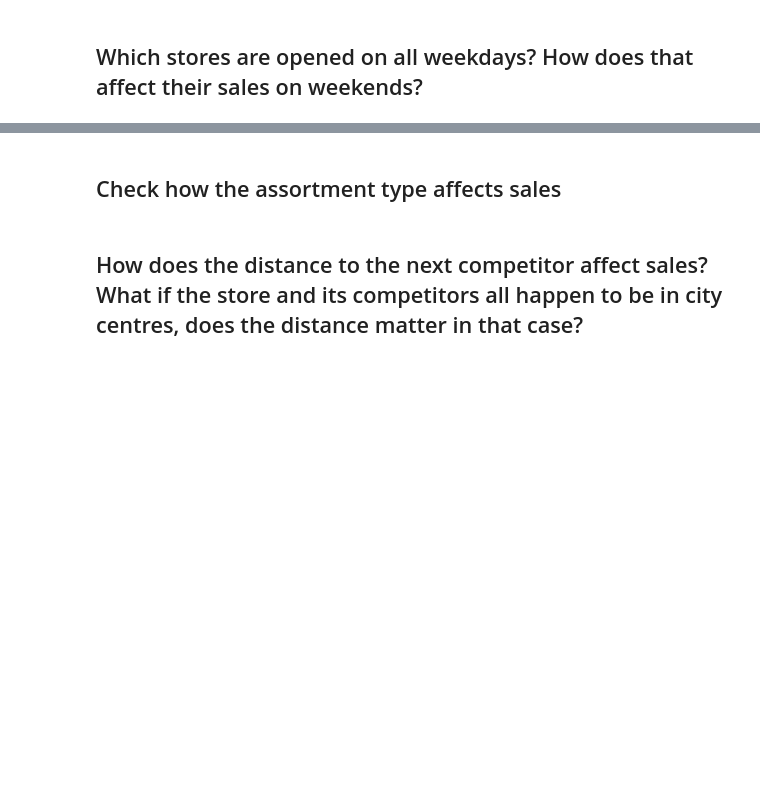
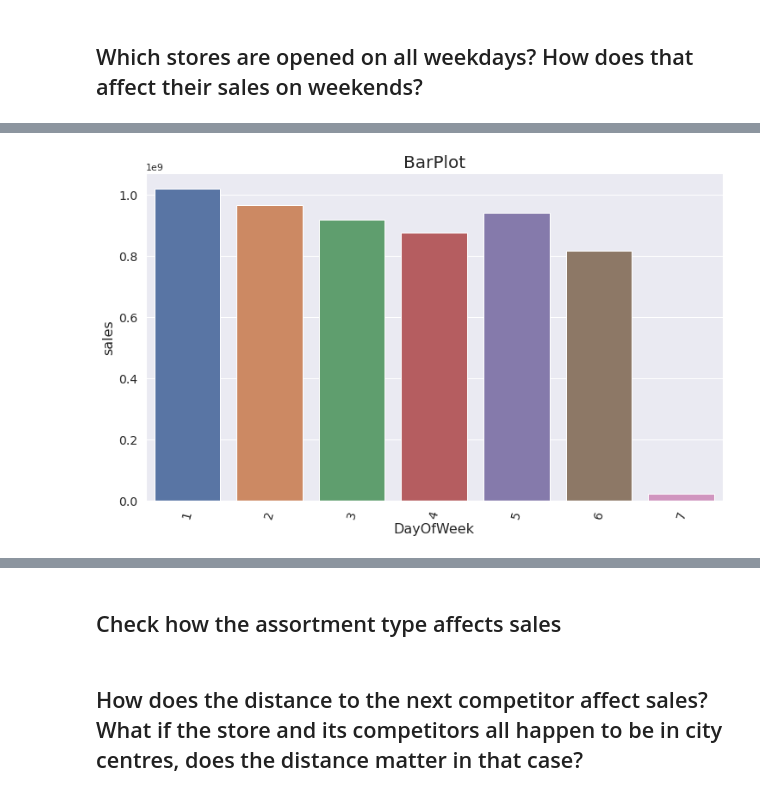
Before and after one commit to abel-blue/pharmaceutical-sales-prediction, a Jupyter notebook: notebooks/data_exploration.ipynb, the cells around one changed output, grey strips where cells are left out. Drawn from its saved outputs; the diff is of its cells as text; code cells hidden in the pictures; blank space fills up the shorter version.

```diff
--- a/notebooks/data_exploration.ipynb
+++ b/notebooks/data_exploration.ipynb
@@ -276,0 +320,4 @@ exploration.plot_scatter(train_store, 'DayOfWeek','Sales', 'scater for month and
+# %%
+exploration.plot_bar(weekly_data, 'DayOfWeek', 'sales', 'BarPlot', 'DayOfWeek', 'sales')
+# %% [output]
+[figure, added]
```
Also changed, not shown: parts of 36 cells of this notebook.
